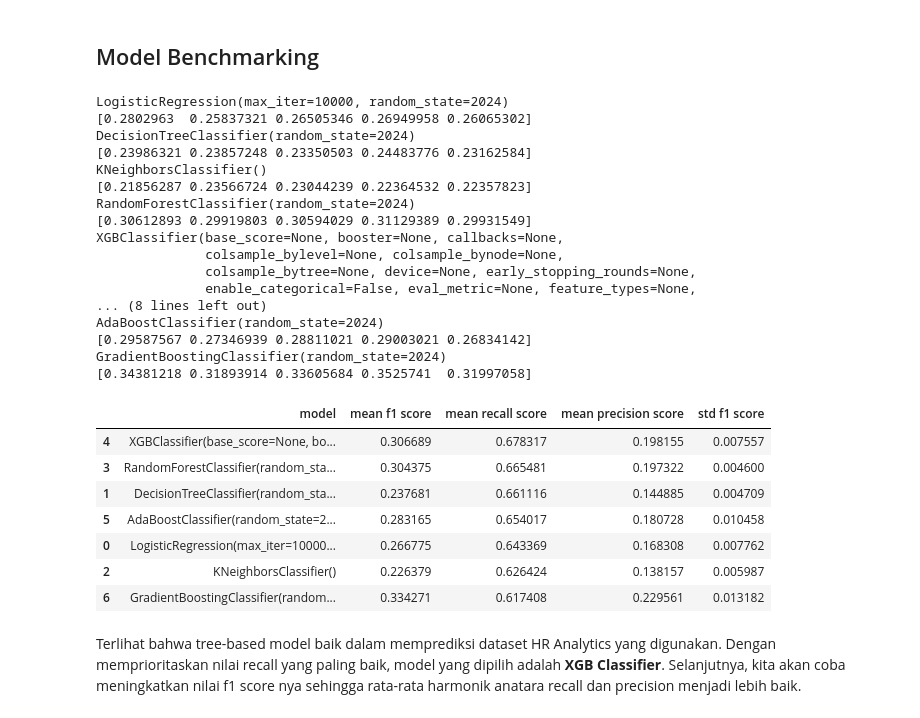
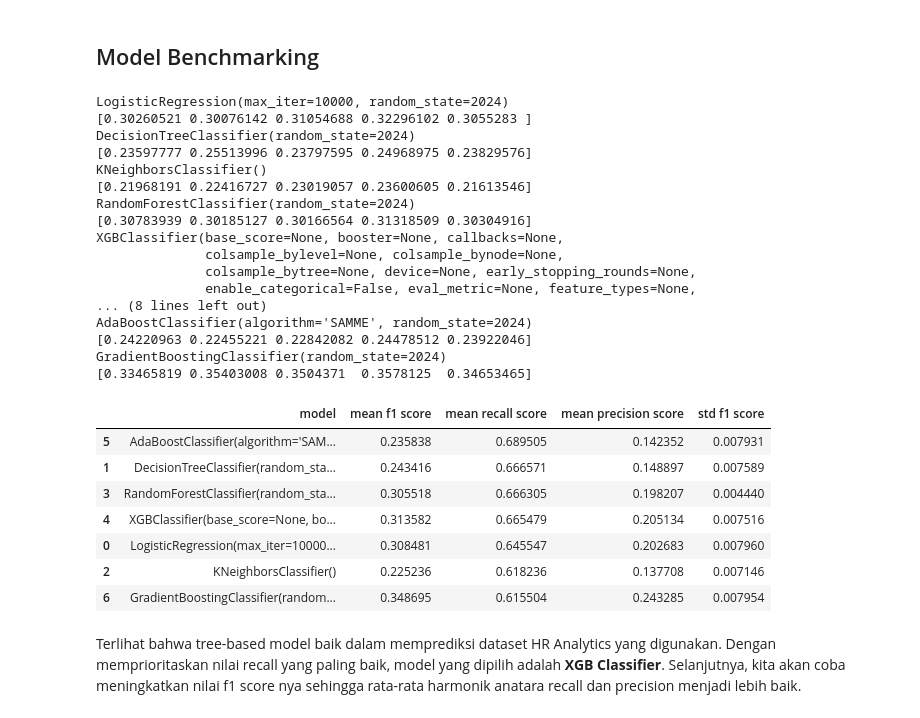
Before and after one commit to adamghozi/finpro_adamg_purwadhika, a Jupyter notebook: HR Analytics Notebook.ipynb, the cells around one changed output. Cells and saved outputs as stored; diff of their text form; code cells hidden in the pictures.

```diff
--- a/HR Analytics Notebook.ipynb
+++ b/HR Analytics Notebook.ipynb
@@ -866,7 +926,6 @@ dtype: int64
 Tranformer untuk encoding.
 # %%
 transformer = ColumnTransformer([
-    ('one hot', OneHotEncoder(drop = 'first'), ['gender', 'recruitment_channel', 'education']),
-    ('binary', ce.BinaryEncoder(), ['department', 'region'])
+    ('one hot', OneHotEncoder(drop='first', sparse_output=False), ['gender', 'recruitment_channel', 'education', 'department', 'region'])
 ], remainder = 'passthrough')
 # %% [markdown]
@@ -900,0 +949,30 @@ no_treatment_xgb
+# %%
+# Untuk Imbalance atau Resampling Benchmarking kita menggunakan model XGB
+
+xgb = XGBClassifier(random_state=2024, enable_categorical=True)
+xgb.fit(X_train_prep, y_train)
+
+# Get predicted probabilities
+y_proba = xgb.predict_proba(X_test_prep)[:, 1]  # Probability for the positive class
+
+# Define your new threshold (e.g., 0.4 instead of the default 0.5)
+threshold = 0.23
+y_pred = (y_proba > threshold).astype(int)
+
+print(f'Data testing - F1 score         : {f1_score(y_test, y_pred)}')
+print(f'Data testing - Recall           : {recall_score(y_test, y_pred)}')
+print(f'Data testing - Precision        : {precision_score(y_test, y_pred)}')
+print('                         ----                            ')
+print('Classification report Data Testing')
+print(classification_report(y_test, y_pred))
+
+# Plotting confusion matrix
+plt.figure(figsize=(6, 4))
+sns.heatmap(confusion_matrix(y_test, y_pred),
+            annot=True, fmt='d', cmap='crest', cbar=False,
+            xticklabels=['Not Promoted', 'Promoted'],
+            yticklabels=['Not Promoted', 'Promoted'])
+plt.xlabel('Predicted')
+plt.ylabel('Actual')
+plt.title('Confusion Matrix Data Testing')
+plt.show()
@@ -925,7 +1018,7 @@ score_precision_list = []
 std_list = []
 
 for balancing in balancings:
-    estimator = Pipeline([
+    estimator = ImbPipeline([
         ('preparation', transformer),
         ('scaling', RobustScaler()),
         ('balancing', balancing),
@@ -984,7 +1077,7 @@ tree = DecisionTreeClassifier(random_state=2024)
 knn = KNeighborsClassifier()
 rf = RandomForestClassifier(random_state=2024)
 xgb = XGBClassifier(random_state=2024)
-ada = AdaBoostClassifier(random_state=2024)
+ada = AdaBoostClassifier(algorithm='SAMME', random_state=2024)
 gbc = GradientBoostingClassifier(random_state=2024)
 # %%
 # Benchmarking model
@@ -998,7 +1091,7 @@ score_precision_list = []
 std_list = []
 
 for model in models:
-    estimator = Pipeline([
+    estimator = ImbPipeline([
         ('preparation', transformer),
         ('scaling', RobustScaler()),
         ('balancing', rus),
@@ -1012,47 +1105,47 @@ for model in models:
     score_recall_list.append(score_recall.mean())
 
     score_precision = cross_val_score(estimator, X_train, y_train, cv = skfold, scoring='precision')
     score_precision_list.append(score_precision.mean())
 
     print(model)
     print(score_f1)
 
     std = cross_val_score(estimator, X_train, y_train, cv = skfold, scoring='f1').std()
     std_list.append(std)
 
 pd.DataFrame({
     'model': models,
     'mean f1 score': score_f1_list,
     'mean recall score': score_recall_list,
     'mean precision score': score_precision_list,
     'std f1 score': std_list
 }).sort_values('mean recall score', ascending = False)
 # %% [output]
 LogisticRegression(max_iter=10000, random_state=2024)
-[0.2802963  0.25837321 0.26505346 0.26949958 0.26065302]
+[0.30260521 0.30076142 0.31054688 0.32296102 0.3055283 ]
 DecisionTreeClassifier(random_state=2024)
-[0.23986321 0.23857248 0.23350503 0.24483776 0.23162584]
+[0.23597777 0.25513996 0.23797595 0.24968975 0.23829576]
 KNeighborsClassifier()
-[0.21856287 0.23566724 0.23044239 0.22364532 0.22357823]
+[0.21968191 0.22416727 0.23019057 0.23600605 0.21613546]
 RandomForestClassifier(random_state=2024)
-[0.30612893 0.29919803 0.30594029 0.31129389 0.29931549]
+[0.30783939 0.30185127 0.30166564 0.31318509 0.30304916]
 XGBClassifier(base_score=None, booster=None, callbacks=None,
               colsample_bylevel=None, colsample_bynode=None,
               colsample_bytree=None, device=None, early_stopping_rounds=None,
               enable_categorical=False, eval_metric=None, feature_types=None,
 ... (8 lines left out)
-AdaBoostClassifier(random_state=2024)
-[0.29587567 0.27346939 0.28811021 0.29003021 0.26834142]
+AdaBoostClassifier(algorithm='SAMME', random_state=2024)
+[0.24220963 0.22455221 0.22842082 0.24478512 0.23922046]
 GradientBoostingClassifier(random_state=2024)
-[0.34381218 0.31893914 0.33605684 0.3525741  0.31997058]
+[0.33465819 0.35403008 0.3504371  0.3578125  0.34653465]
 |  | model | mean f1 score | mean recall score | mean precision score | std f1 score |
-| 4 | XGBClassifier(base_score=None, bo... | 0.306689 | 0.678317 | 0.198155 | 0.007557 |
-| 3 | RandomForestClassifier(random_sta... | 0.304375 | 0.665481 | 0.197322 | 0.004600 |
-| 1 | DecisionTreeClassifier(random_sta... | 0.237681 | 0.661116 | 0.144885 | 0.004709 |
-| 5 | AdaBoostClassifier(random_state=2... | 0.283165 | 0.654017 | 0.180728 | 0.010458 |
-| 0 | LogisticRegression(max_iter=10000... | 0.266775 | 0.643369 | 0.168308 | 0.007762 |
-| 2 | KNeighborsClassifier() | 0.226379 | 0.626424 | 0.138157 | 0.005987 |
-| 6 | GradientBoostingClassifier(random... | 0.334271 | 0.617408 | 0.229561 | 0.013182 |
+| 5 | AdaBoostClassifier(algorithm='SAM... | 0.235838 | 0.689505 | 0.142352 | 0.007931 |
+| 1 | DecisionTreeClassifier(random_sta... | 0.243416 | 0.666571 | 0.148897 | 0.007589 |
+| 3 | RandomForestClassifier(random_sta... | 0.305518 | 0.666305 | 0.198207 | 0.004440 |
+| 4 | XGBClassifier(base_score=None, bo... | 0.313582 | 0.665479 | 0.205134 | 0.007516 |
+| 0 | LogisticRegression(max_iter=10000... | 0.308481 | 0.645547 | 0.202683 | 0.007960 |
+| 2 | KNeighborsClassifier() | 0.225236 | 0.618236 | 0.137708 | 0.007146 |
+| 6 | GradientBoostingClassifier(random... | 0.348695 | 0.615504 | 0.243285 | 0.007954 |
 # %% [markdown]
 Terlihat bahwa tree-based model baik dalam memprediksi dataset HR Analytics yang digunakan. Dengan memprioritaskan nilai recall yang paling baik, model yang dipilih adalah **XGB Classifier**.
 Selanjutnya, kita akan coba meningkatkan nilai f1 score nya sehingga rata-rata harmonik anatara recall dan precision menjadi lebih baik.
```
Also changed, not shown: parts of 119 cells of this notebook.
